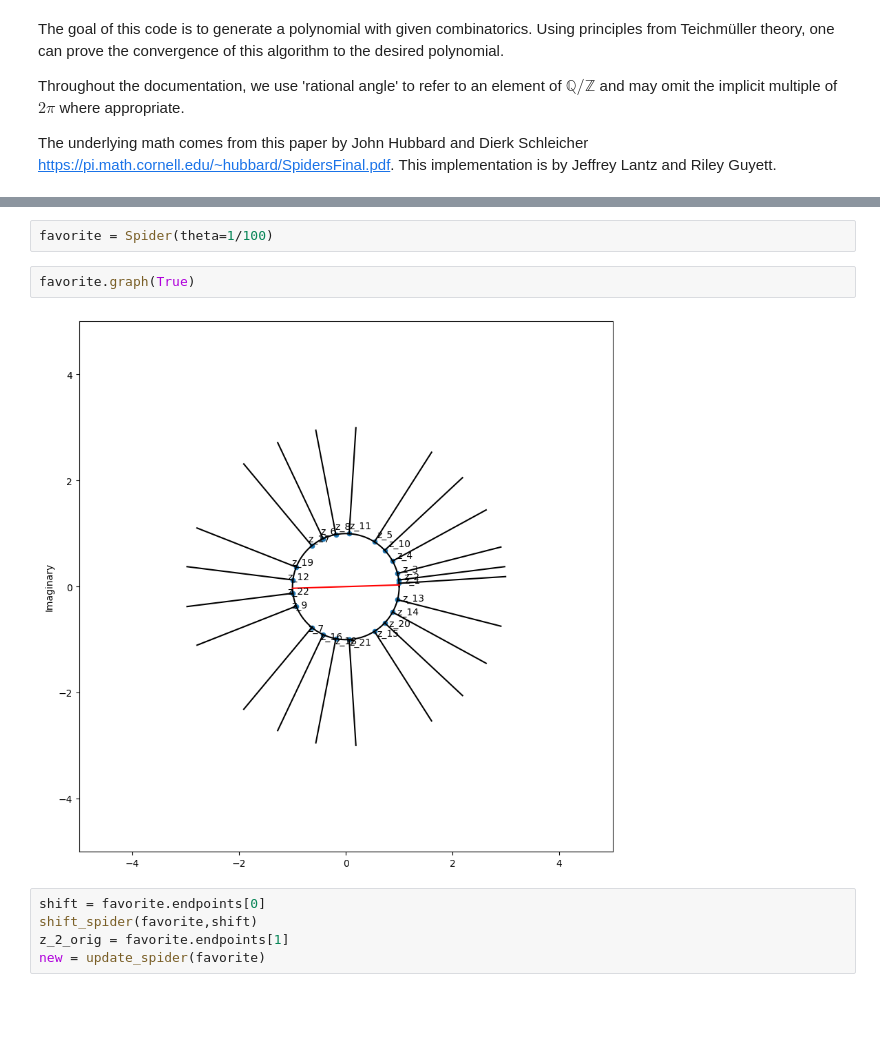
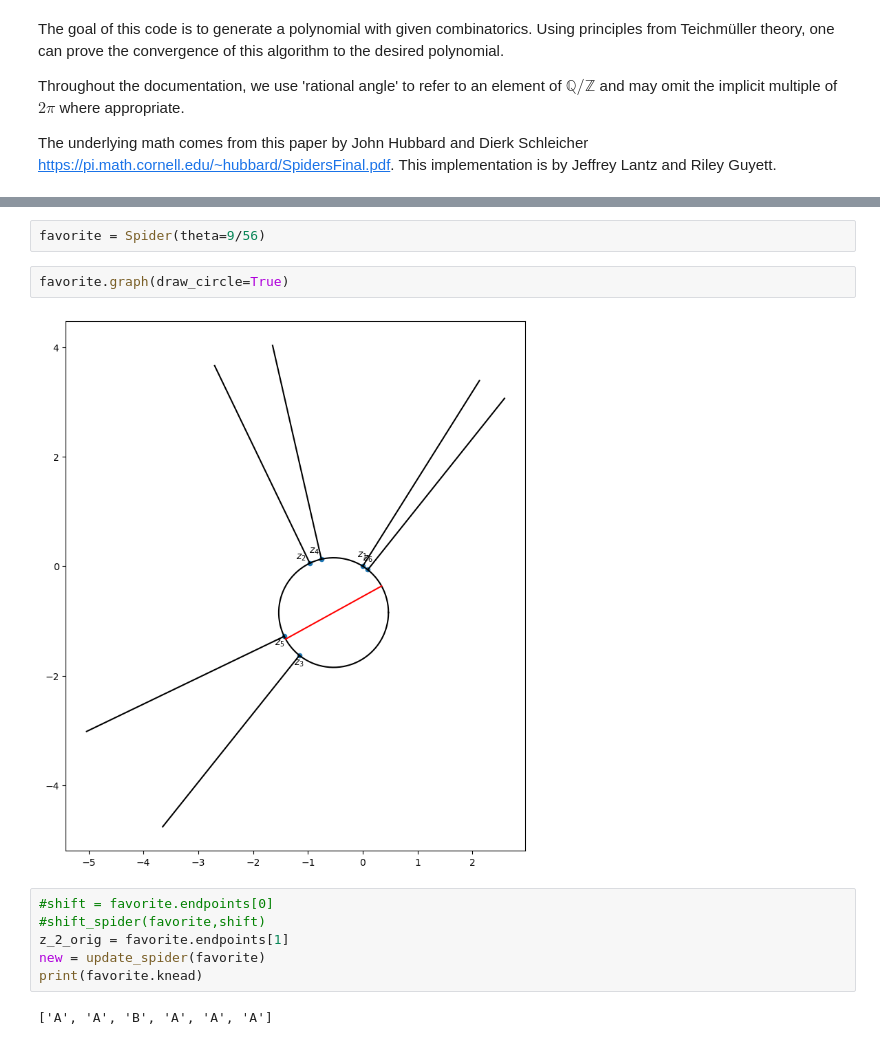
Before and after one commit to jefflantz/SpiderAlgorithm, a Jupyter notebook: spider-algorithm.ipynb, the cells around one changed output, grey strips where cells are left out. Drawn from its saved outputs; the diff is of its cells as text; blank space fills up the shorter version.

```diff
--- a/spider-algorithm.ipynb
+++ b/spider-algorithm.ipynb
@@ -153,12 +183,15 @@ def update_spider(spider,d=2):
 # %%
-favorite = Spider(theta=1/100)
+favorite = Spider(theta=9/56)
 # %%
-favorite.graph(True)
+favorite.graph(draw_circle=True)
 # %% [output]
-[figure, old version]
+[figure, new version]
 # %%
-shift = favorite.endpoints[0]
-shift_spider(favorite,shift)
+#shift = favorite.endpoints[0]
+#shift_spider(favorite,shift)
 z_2_orig = favorite.endpoints[1]
 new = update_spider(favorite)
+print(favorite.knead)
+# %% [output]
+['A', 'A', 'B', 'A', 'A', 'A']
 # %%
```
Also changed, not shown: parts of 6 cells of this notebook.
